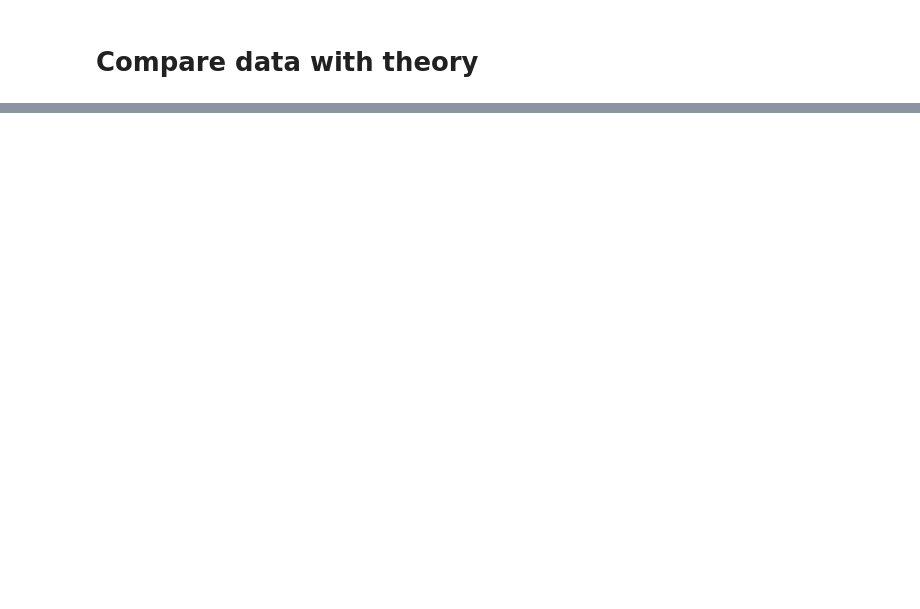
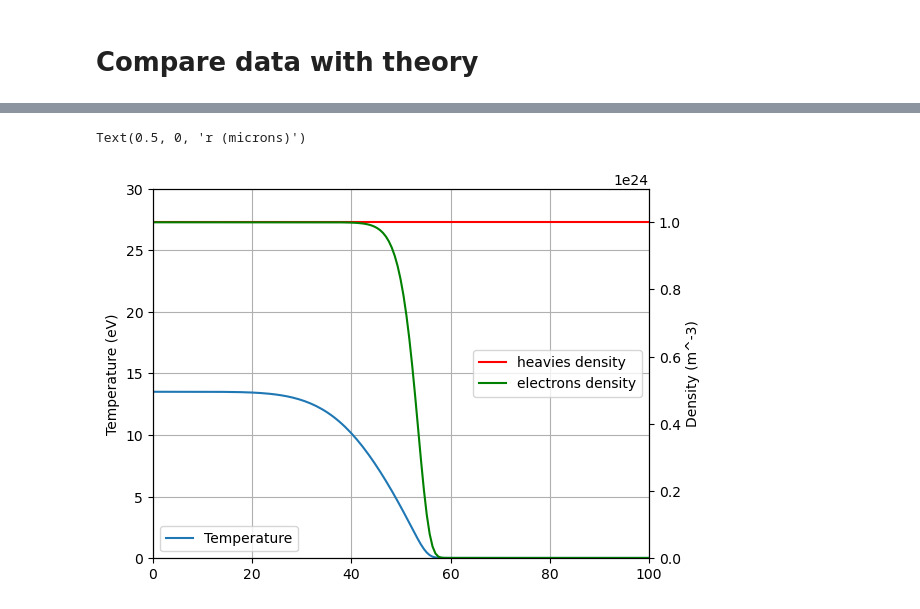
Before and after one commit to chequp-org/chequp, a Jupyter notebook: sim_folder/analysis/Analysis.ipynb, the cells around one changed output, grey strips where cells are left out. Drawn from its saved outputs; the diff is of its cells as text; code cells hidden in the pictures; blank space fills up the shorter version.

```diff
--- a/sim_folder/analysis/Analysis.ipynb
+++ b/sim_folder/analysis/Analysis.ipynb
@@ -80,0 +78,23 @@ plt.legend(loc=0)
+# %%
+t = 0e-9
+
+r, T, t = cs.extract_data( t, 'Temp', level=0)
+plt.plot( r*1e4, k*T/e, label='Temperature' )
+plt.legend(loc=3)
+plt.ylim(0,30)
+plt.ylabel('Temperature (eV)')
+plt.grid()
+plt.twinx()
+r, n, t = cs.extract_data( t, 'density', level=0)
+plt.plot( r*1.e4, n/1.67e-6 * 1.e24, color='r', label='heavies density' )
+plt.xlim(0,100)
+r, n, t = cs.extract_data( t, 'rho_Hp', level=0)
+plt.plot( r*1.e4, n/1.67e-6 * 1.e24, color='g' , label='electrons density' )
+plt.legend(loc=5)
+plt.xlim(0,100)
+plt.ylim(0, 1.1e24)
+plt.ylabel('Density (m^-3)')
+plt.xlabel('r (microns)')
+# %% [output]
+Text(0.5, 0, 'r (microns)')
+[figure, added]
```
Also changed, not shown: parts of 16 cells of this notebook, 2 other files.
